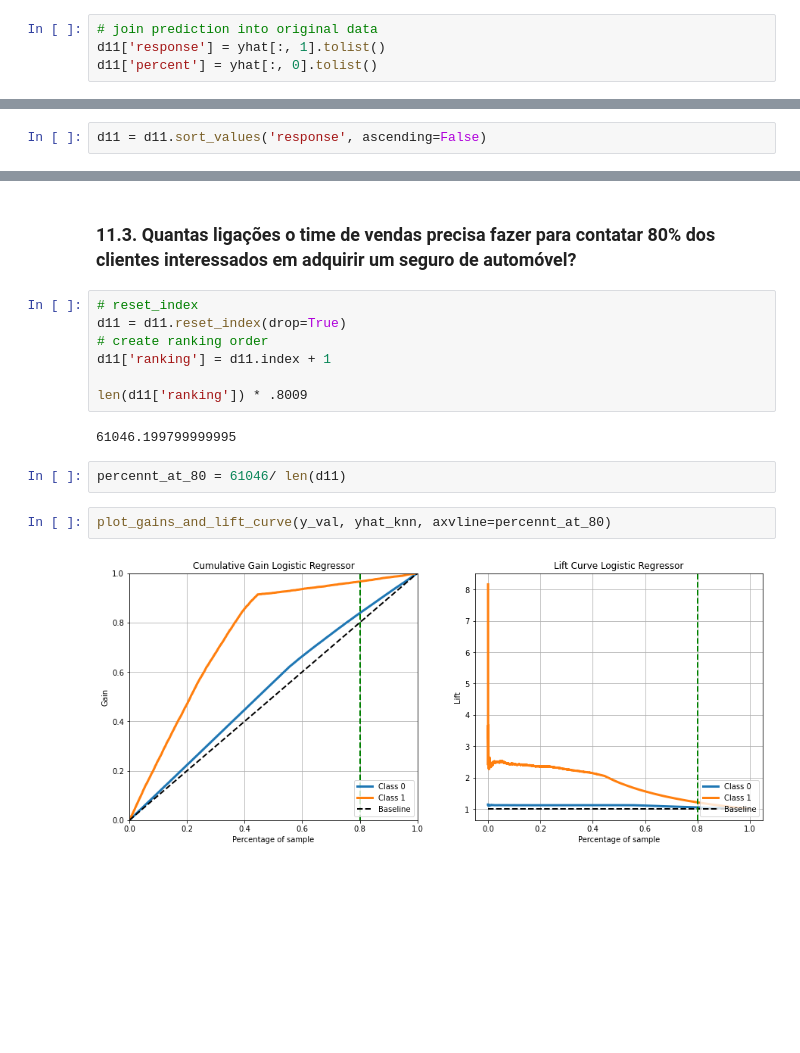
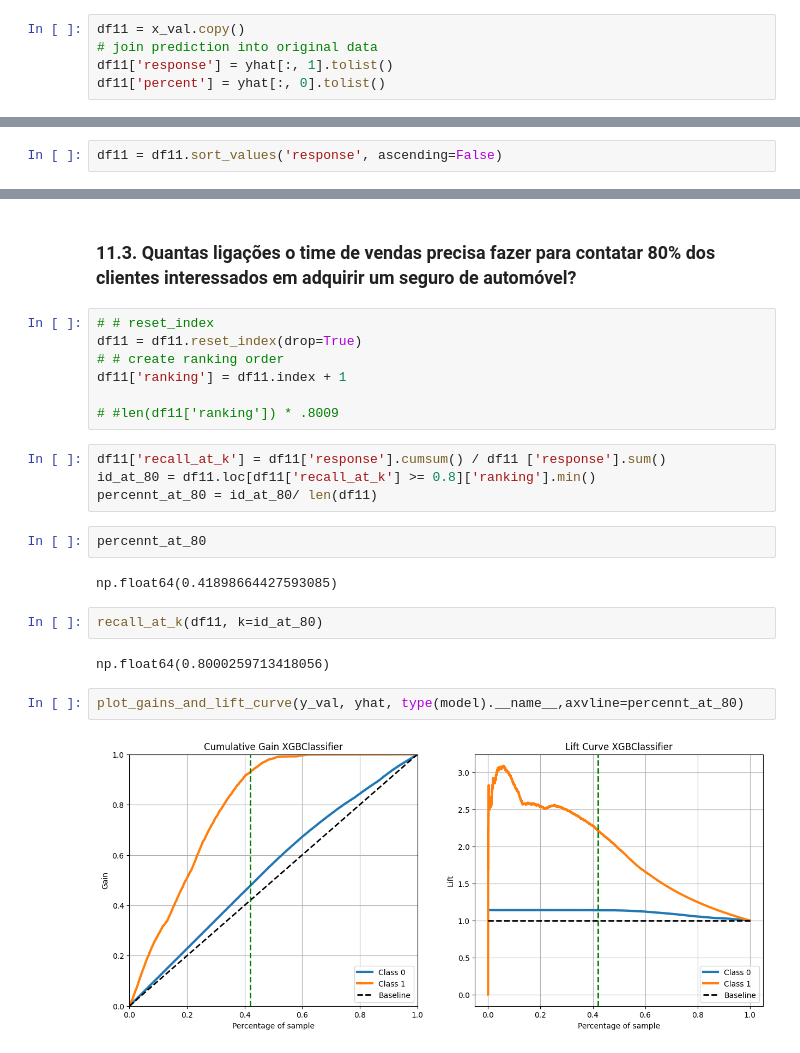
Before and after one commit to douglasaturnino/health-insurance-cross-sell, a Jupyter notebook: notebooks/1.0_dso_health_insurance_cross_sell.ipynb, the cells around one changed output, grey strips where cells are left out. Drawn from its saved outputs; the diff is of its cells as text; blank space fills up the shorter version.

Commit message:
acertado os titulos dos graficos de cumulative Gain e lift curve

```diff
--- a/notebooks/1.0_dso_health_insurance_cross_sell.ipynb
+++ b/notebooks/1.0_dso_health_insurance_cross_sell.ipynb
@@ -928,6 +958,7 @@ yhat = model.predict_proba(x_val)
 # %% [markdown]
 ### 11.1. Qual a porcentagem de clientes interessados em adquirir um seguro de automóvel, o time de vendas conseguirá contatar fazendo 20.000 ligações?
 # %%
+df11 = x_val.copy()
 # join prediction into original data
-d11['response'] = yhat[:, 1].tolist()
-d11['percent'] = yhat[:, 0].tolist()
+df11['response'] = yhat[:, 1].tolist()
+df11['percent'] = yhat[:, 0].tolist()
@@ -934,3 +974,3 @@ d11['percent'] = yhat[:, 0].tolist()
 # %%
-d11 = d11.sort_values('response', ascending=False)
+df11 = df11.sort_values('response', ascending=False)
 # %%
@@ -964,17 +1004,25 @@ plot_gains_and_lift_curve(y_val, yhat_knn, axvline=percennt_at_40k)
 # %% [markdown]
 ### 11.3. Quantas ligações o time de vendas precisa fazer para contatar 80% dos clientes interessados em adquirir um seguro de automóvel?
 # %%
-# reset_index
-d11 = d11.reset_index(drop=True)
-# create ranking order
-d11['ranking'] = d11.index + 1
+# # reset_index
+df11 = df11.reset_index(drop=True)
+# # create ranking order
+df11['ranking'] = df11.index + 1
 
-len(d11['ranking']) * .8009
+# #len(df11['ranking']) * .8009
-# %% [output]
-61046.199799999995
-# %%
-percennt_at_80 = 61046/ len(d11)
+# %%
+df11['recall_at_k'] = df11['response'].cumsum() / df11 ['response'].sum()
+id_at_80 = df11.loc[df11['recall_at_k'] >= 0.8]['ranking'].min()
+percennt_at_80 = id_at_80/ len(df11)
+# %%
+percennt_at_80
+# %% [output]
+np.float64(0.41898664427593085)
+# %%
+recall_at_k(df11, k=id_at_80)
+# %% [output]
+np.float64(0.8000259713418056)
 # %%
-plot_gains_and_lift_curve(y_val, yhat_knn, axvline=percennt_at_80)
+plot_gains_and_lift_curve(y_val, yhat, type(model).__name__,axvline=percennt_at_80)
 # %% [output]
-[figure, old version]
+[figure, new version]
```
Also changed, not shown: parts of 43 cells of this notebook, 1 other file.
